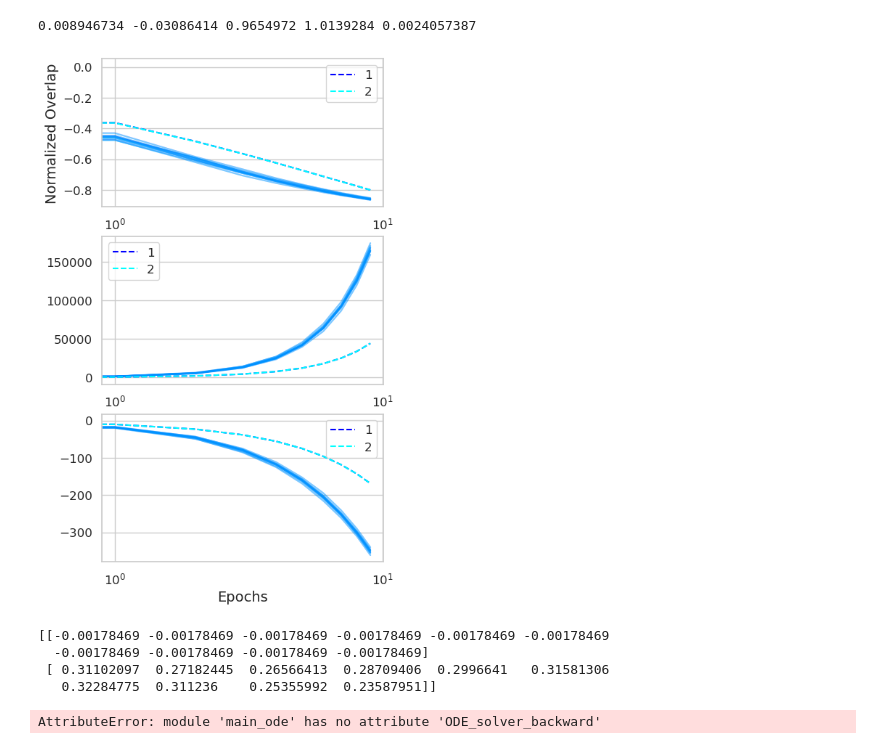
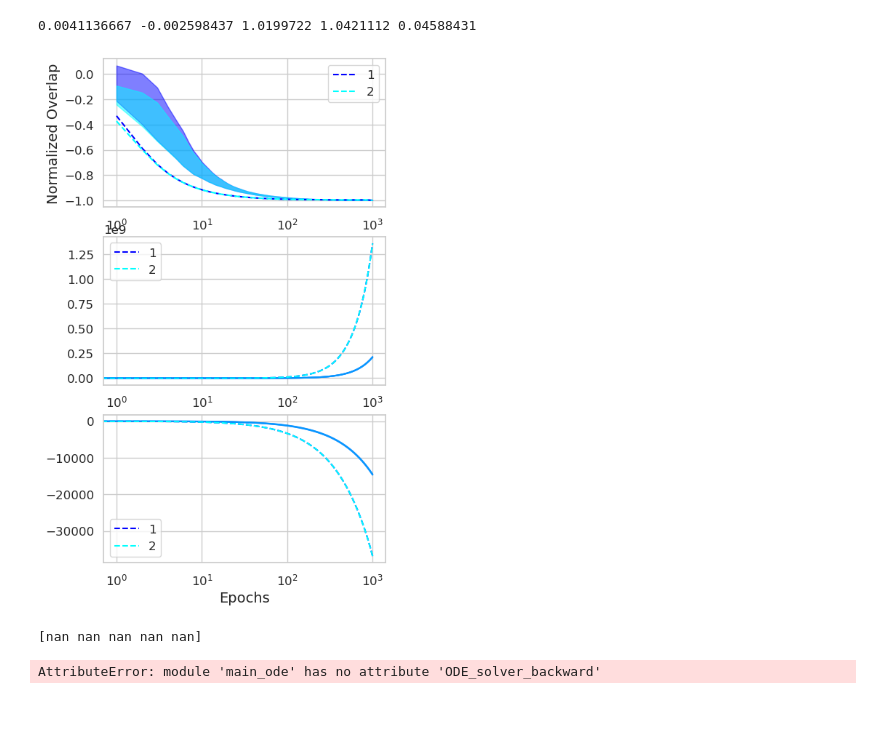
Before and after one commit to nishp99/Collective-learning-, a Jupyter notebook: test_plots.ipynb, the cells around one changed output. Drawn from its saved outputs; the diff is of its cells as text; code cells hidden in the pictures; blank space fills up the shorter version.

```diff
--- a/test_plots.ipynb
+++ b/test_plots.ipynb
@@ -35,16 +36,16 @@ os.cpu_count(): 32
 T=3
 lr=1.0
 
-r_1=0.0
-r_2=0.0
-r_12=100.0
-tau_1=0.0
+r_1=5.0
+r_2=1.0
+r_12=20.0
+tau_1=1.0
 tau_2=0.0
 
 
-D=3000
-n=10
-epochs=100
+D=1000
+n=5
+epochs=1000
 savepoints=100
 # %%
 teacher = main_exp.create_teacher(D, main_exp.create_key(main_exp.random_seed()))
@@ -59,7 +60,7 @@ print(J_1_init, J_2_init, Q_1_init, Q_2_init, Q_12_init)
 
 J_1_s, J_2_s, Q_1_s, Q_2_s, Q_12_s = main_exp.Run_simulation(D, n, lr, teacher, students_1, students_2, T, r_1, r_2, r_12, tau_1, tau_2, epochs, savepoints)
 # %% [output]
-0.008946734 -0.03086414 0.9654972 1.0139284 0.0024057387
+0.0041136667 -0.002598437 1.0199722 1.0421112 0.04588431
 # %%
 #J_1_init, J_2_init, Q_1_init, Q_2_init, Q_12_init = J_1_s[1,0], J_2_s[1,0], Q_1_s[1,0], Q_2_s[1,0], Q_12_s[1,0]
 
@@ -73,86 +74,83 @@ log_epochs_0 = np.concatenate((np.array([0]), log_epochs))
 fig, (ax1, ax2, ax3) = plt.subplots(3, 1, figsize=(5, 9))
 # calculate normalized overlap
 overlaps_1 = J_1_s / (np.sqrt(Q_1_s * S))
-#mean_overlaps_1 = np.mean(overlaps_1, axis=1)
-#std_overlaps_1 = np.std(overlaps_1, axis=1)
+mean_overlaps_1 = np.mean(overlaps_1, axis=1)
+std_overlaps_1 = np.std(overlaps_1, axis=1)
 
 overlaps_2 = J_2_s / (np.sqrt(Q_2_s * S))
-#mean_overlaps_2 = np.mean(overlaps_2, axis=1)
-#std_overlaps_2 = np.std(overlaps_2, axis=1)
+mean_overlaps_2 = np.mean(overlaps_2, axis=1)
+std_overlaps_2 = np.std(overlaps_2, axis=1)
 
 overlaps_1_ode = J_1_s_ode / (np.sqrt(Q_1_s_ode * S))
 overlaps_2_ode = J_2_s_ode / (np.sqrt(Q_2_s_ode * S))
 
-
+e = len(log_epochs_0)
 
 #ax1.plot(mean_overlaps, label='Mean Overlap', color='blue')
-"""ax1.fill_between(log_epochs, mean_overlaps_1[1:] - std_overlaps_1[1:], mean_overlaps_1[1:] + std_overlaps_1[1:], color='blue', alpha=0.5)
-ax1.fill_between(log_epochs, mean_overlaps_2[1:] - std_overlaps_2[1:], mean_overlaps_2[1:] + std_overlaps_2[1:], color='cyan', alpha=0.5)
+ax1.fill_between(log_epochs[:e], mean_overlaps_1[1:e] - std_overlaps_1[1:e], mean_overlaps_1[1:e] + std_overlaps_1[1:e], color='blue', alpha=0.5)
+ax1.fill_between(log_epochs[:e], mean_overlaps_2[1:e] - std_overlaps_2[1:e], mean_overlaps_2[1:e] + std_overlaps_2[1:e], color='cyan', alpha=0.5)
 ax1.set_ylabel('Normalized Overlap')
-ax1.plot(log_epochs, overlaps_1_ode[1:], label='1', color='blue', linestyle='--')
-ax1.plot(log_epochs, overlaps_2_ode[1:], label='2', color='cyan', linestyle='--')
+ax1.plot(log_epochs[:e], overlaps_1_ode[1:e], label='1', color='blue', linestyle='--')
+ax1.plot(log_epochs[:e], overlaps_2_ode[1:e], label='2', color='cyan', linestyle='--')
+ax1.set_xscale('log')
+ax1.legend()
+
+#ax1.fill_between(log_epochs_0, mean_overlaps_1 - std_overlaps_1, mean_overlaps_1 + std_overlaps_1, color='blue', alpha=0.5)
+"""for i in range(n):
+    ax1.plot(log_epochs_0[0:e], overlaps_1[0:e, i], color='blue', alpha=0.3)
+    ax1.plot(log_epochs_0[0:e], overlaps_2[0:e, i], color='cyan', alpha=0.3)
+ax1.set_ylabel('Normalized Overlap')
+ax1.plot(log_epochs_0[0:e], overlaps_1_ode[0:e], label='1', color='blue', linestyle='--')
+ax1.plot(log_epochs_0[0:e], overlaps_2_ode[0:e], label='2', color='cyan', linestyle='--')
 ax1.set_xscale('log')
 ax1.legend()"""
 
-#ax1.fill_between(log_epochs_0, mean_overlaps_1 - std_overlaps_1, mean_overlaps_1 + std_overlaps_1, color='blue', alpha=0.5)
-for i in range(n):
-    ax1.plot(log_epochs_0[0:10], overlaps_1[0:10, i], color='blue', alpha=0.3)
-    ax1.plot(log_epochs_0[0:10], overlaps_2[0:10, i], color='cyan', alpha=0.3)
-ax1.set_ylabel('Normalized Overlap')
-ax1.plot(log_epochs_0[0:10], overlaps_1_ode[0:10], label='1', color='blue', linestyle='--')
-ax1.plot(log_epochs_0[0:10], overlaps_2_ode[0:10], label='2', color='cyan', linestyle='--')
-ax1.set_xscale('log')
-ax1.legend()
-
 
 for i in range(n):
-    ax2.plot(log_epochs_0[0:10], Q_1_s[0:10, i], color='blue', alpha=0.3)
-    ax2.plot(log_epochs_0[0:10], Q_2_s[0:10, i], color='cyan', alpha=0.3)
+    ax2.plot(log_epochs_0[0:e], Q_1_s[0:e, i], color='blue', alpha=0.3)
+    ax2.plot(log_epochs_0[0:e], Q_2_s[0:e, i], color='cyan', alpha=0.3)
 
-ax2.plot(log_epochs_0[0:10], Q_1_s_ode[0:10], label='1', color='blue', linestyle='--')
-ax2.plot(log_epochs_0[0:10], Q_2_s_ode[0:10], label='2', color='cyan', linestyle='--')
+ax2.plot(log_epochs_0[0:e], Q_1_s_ode[0:e], label='1', color='blue', linestyle='--')
+ax2.plot(log_epochs_0[0:e], Q_2_s_ode[0:e], label='2', color='cyan', linestyle='--')
 ax2.set_xscale('log')
 ax2.legend()
 """#ax2.plot(jnp.mean(R_s, axis=1), label='Mean R_s', color='red')
 ax2.fill_between(log_epochs, jnp.mean(R_s, axis=1) - jnp.std(R_s, axis=1), jnp.mean(R_s, axis=1) + jnp.std(R_s, axis=1), color='red', alpha=0.2)
 ax2.plot(log_epochs, R_s_ode, label='R_s ODE', color='red', linestyle='--')
 ax2.set_ylabel('Mean R_s')
 ax2.set_xscale('log')
 ax2.legend()
 
 
 
 #ax3.plot(jnp.mean(Qr_s, axis=1), label='Mean Qr_s', color='green')
 ax3.fill_between(log_epochs, jnp.mean(Qr_s, axis=1) - jnp.std(Qr_s, axis=1), jnp.mean(Qr_s, axis=1) + jnp.std(Qr_s, axis=1), color='green', alpha=0.2)
 #ax3.plot(jnp.mean(Qi_s, axis=1), label='Mean Qi_s', color='orange')
 ax3.fill_between(log_epochs, jnp.mean(Qi_s, axis=1) - jnp.std(Qi_s, axis=1), jnp.mean(Qi_s, axis=1) + jnp.std(Qi_s, axis=1), color='orange', alpha=0.2)
 ax3.plot(log_epochs, Q_s_r_ode, label='Qr_s ODE', color='green', linestyle='--')
 ax3.plot(log_epochs, Q_s_i_ode, label='Qi_s ODE', color='orange', linestyle='--')
 ax3.set_ylabel('Mean Q_s')
 ax3.set_yscale('log')
 ax3.set_xscale('log')
 ax3.legend()"""
 
 for i in range(n):
-    ax3.plot(log_epochs_0[0:10], J_1_s[0:10, i], color='blue', alpha=0.3)
-    ax3.plot(log_epochs_0[0:10], J_2_s[0:10, i], color='cyan', alpha=0.3)
+    ax3.plot(log_epochs_0[0:e], J_1_s[0:e, i], color='blue', alpha=0.3)
+    ax3.plot(log_epochs_0[0:e], J_2_s[0:e, i], color='cyan', alpha=0.3)
 
-ax3.plot(log_epochs_0[0:10], J_1_s_ode[0:10], label='1', color='blue', linestyle='--')
-ax3.plot(log_epochs_0[0:10], J_2_s_ode[0:10], label='2', color='cyan', linestyle='--')
+ax3.plot(log_epochs_0[0:e], J_1_s_ode[0:e], label='1', color='blue', linestyle='--')
+ax3.plot(log_epochs_0[0:e], J_2_s_ode[0:e], label='2', color='cyan', linestyle='--')
 ax3.set_xscale('log')
 ax3.legend()
 
 plt.xlabel('Epochs')
 plt.show()
 # %% [output]
-[figure, old version]
+[figure, new version]
 # %%
-print(overlaps_2[0:2,:])
+print(overlaps_1_ode[50:])
 # %% [output]
-[[-0.00178469 -0.00178469 -0.00178469 -0.00178469 -0.00178469 -0.00178469
-  -0.00178469 -0.00178469 -0.00178469 -0.00178469]
- [ 0.31102097  0.27182445  0.26566413  0.28709406  0.2996641   0.31581306
-   0.32284775  0.311236    0.25355992  0.23587951]]
+[nan nan nan nan nan]
 # %%
 """run backward ode from end result of simulation"""
 
```
Also changed, not shown: parts of 1 cell of this notebook, 2 other files.
